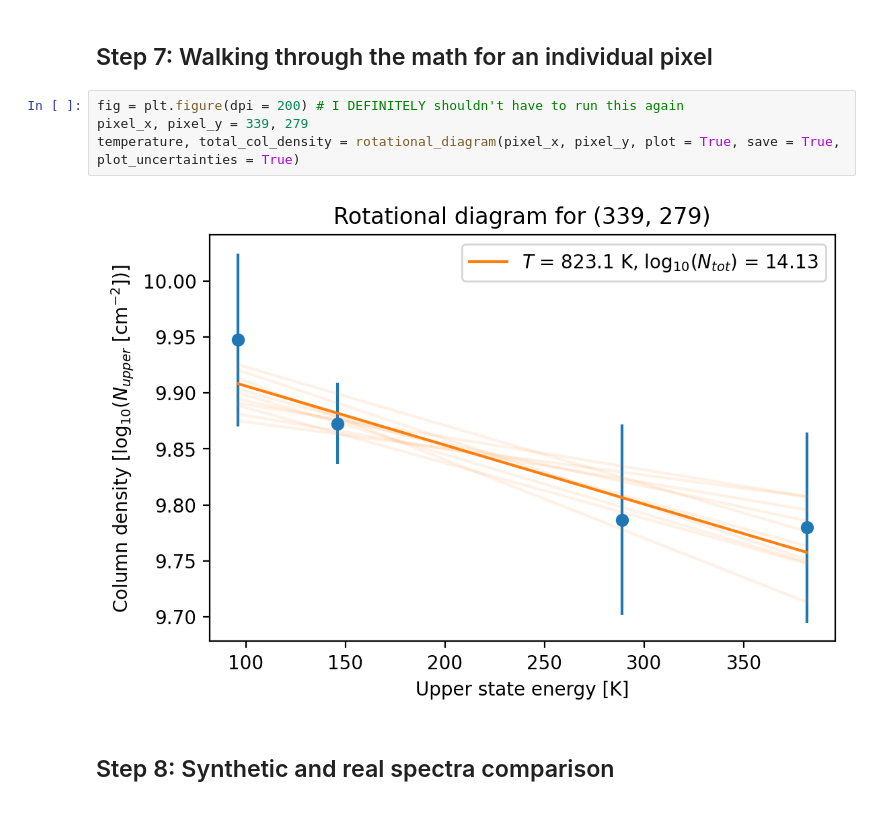
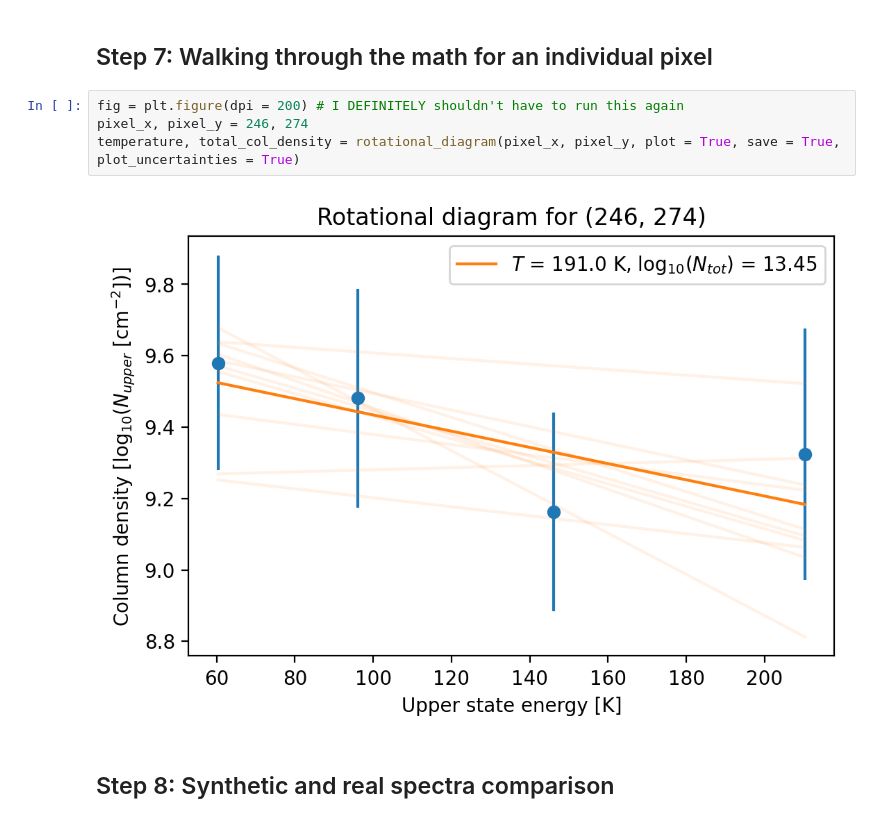
Before and after one commit to abulatek/brick, a Jupyter notebook: first_results/temperature_map/ProcessingTutorial.ipynb, the cells around one changed output. Cells and saved outputs as stored; diff of their text form.

```diff
--- a/first_results/temperature_map/ProcessingTutorial.ipynb
+++ b/first_results/temperature_map/ProcessingTutorial.ipynb
@@ -565,10 +565,10 @@ print(counter)
 ## Step 7: Walking through the math for an individual pixel
 # %%
 fig = plt.figure(dpi = 200) # I DEFINITELY shouldn't have to run this again
-pixel_x, pixel_y = 339, 279
+pixel_x, pixel_y = 246, 274
 temperature, total_col_density = rotational_diagram(pixel_x, pixel_y, plot = True, save = True, plot_uncertainties = True)
 # %% [output]
-[figure, old version]
+[figure, new version]
 # %% [markdown]
 ## Step 8: Synthetic and real spectra comparison
 # %% [markdown]
```
